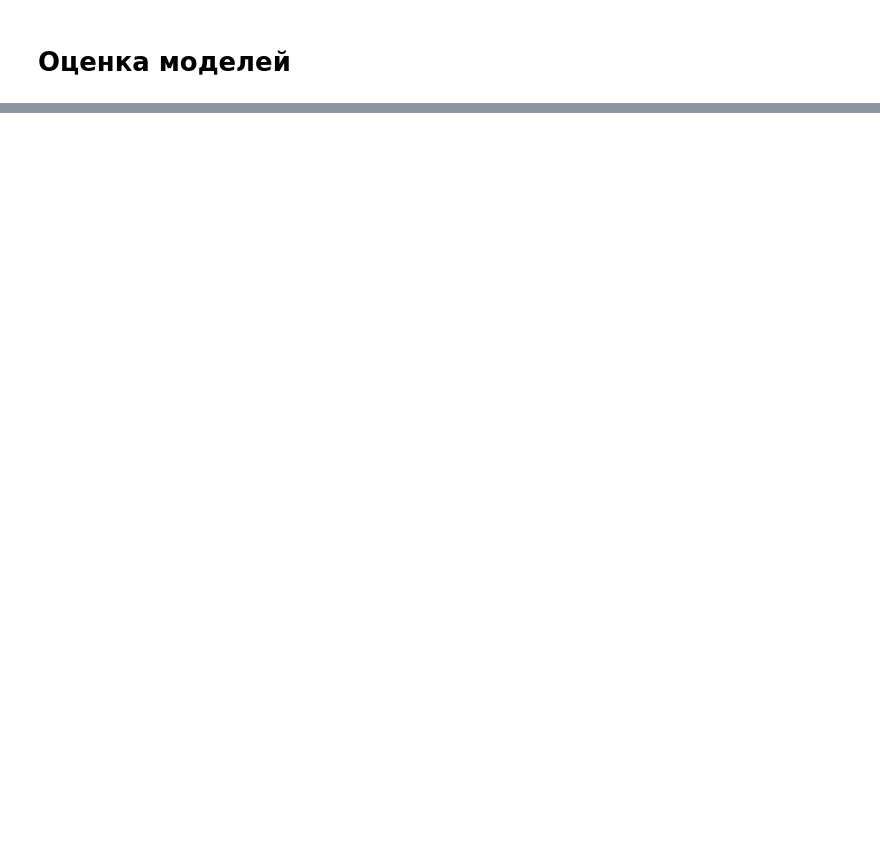
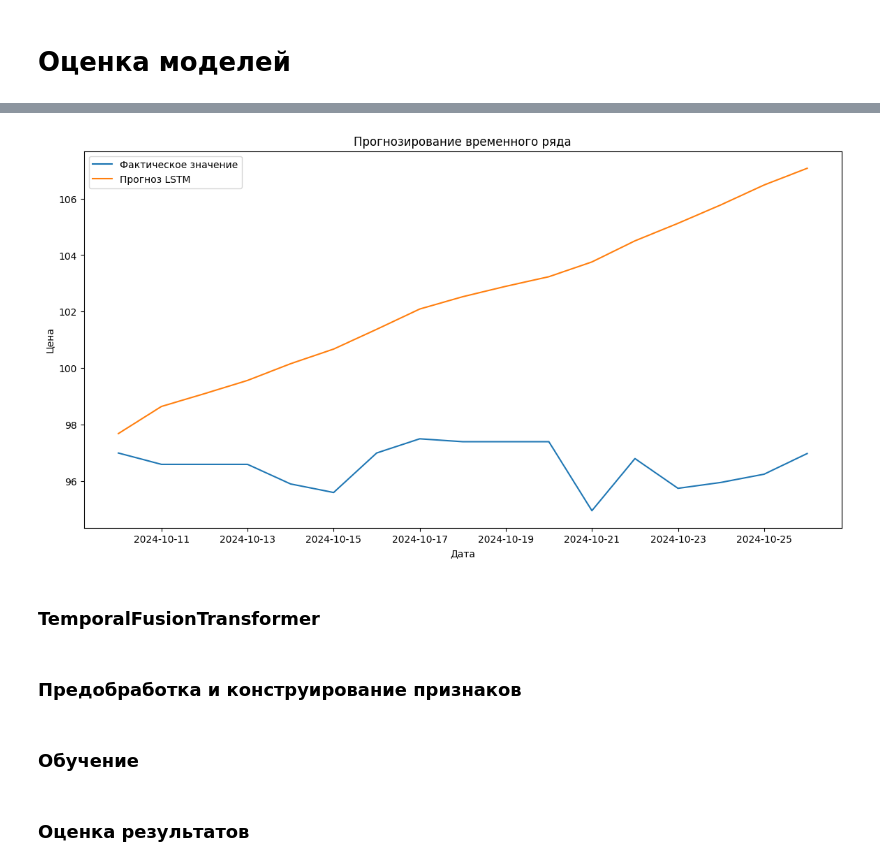
Before and after one commit to 113578/apsm, a Jupyter notebook: notebooks/modeling/non_linear_models_analysis.ipynb, the cells around one changed output, grey strips where cells are left out. Cells and saved outputs as stored; diff of their text form; code cells hidden in the pictures; blank space fills up the shorter version.

Commit message:
added transformers

```diff
--- a/notebooks/modeling/non_linear_models_analysis.ipynb
+++ b/notebooks/modeling/non_linear_models_analysis.ipynb
@@ -25,4 +34,5 @@ FILE_PATH = 'currency_raw.parquet'
 FILE_TYPE = 'currency'
 TICKER = 'USDRUB'
 TICKER_TYPE = 'Open'
+WINDOW_SIZE = 10
 # %%
@@ -1107,0 +917,4 @@ plt.show()
+# %%
+y_train_real = df_train.set_index('Date')['target'].iloc[WINDOW_SIZE:]
+y_val_real = df_val.set_index('Date')['target'].iloc[WINDOW_SIZE:]
+y_test_real = df_test.set_index('Date')['target'].iloc[WINDOW_SIZE:]
@@ -1107,0 +955,28 @@ plt.show()
+# %%
+model.eval()
+with torch.no_grad():
+    y_val_pred = model(X_val_seq)
+    Y_val_real = y_val_real.values.reshape(-1, 1)[seq_length:]
+    y_val_pred_real = inverse_preprocess_time_series(np.concatenate([y_val[:seq_length], y_val_pred.reshape(-1).numpy()]), transformers=transformers_val)[seq_length:]
+    val_real_mse_lstm = mean_squared_error(Y_val_real, y_val_pred_real)
+    val_real_mae_lstm = mean_absolute_error(Y_val_real, y_val_pred_real)
+    val_real_mape_sltm = mean_absolute_percentage_error(Y_val_real, y_val_pred_real)
+
+print("\nValidation Results:")
+print(f"MSE: {val_real_mse_lstm:.4f}")
+print(f"MAE: {val_real_mae_lstm:.4f}")
+print(f"MAPE: {val_real_mape_sltm:.4f}")
+
+
+with torch.no_grad():
+    y_test_pred = model(X_test_seq)
+    Y_test_real = y_test_real.values.reshape(-1, 1)[seq_length:]
+    y_test_pred_real_lstm = inverse_preprocess_time_series(np.concatenate([y_test[:seq_length], y_test_pred.reshape(-1).numpy()]), transformers=transformers_test)[seq_length:]
+    test_real_mse_lstm = mean_squared_error(Y_test_real, y_test_pred_real_lstm)
+    test_real_mae_lstm = mean_absolute_error(Y_test_real, y_test_pred_real_lstm)
+    test_real_mape_lstm = mean_absolute_percentage_error(Y_test_real, y_test_pred_real_lstm)
+
+print("\nTest Results:")
+print(f"MSE: {test_real_mse_lstm:.4f}")
+print(f"MAE: {test_real_mae_lstm:.4f}")
+print(f"MAPE: {test_real_mape_lstm:.4f}")
@@ -1107,0 +1006,17 @@ plt.show()
+# %%
+plt.figure(figsize=(14, 7))
+
+plt.plot(y_test_real.index[seq_length:-1], y_test_real[seq_length:-1], label='Фактическое значение')
+plt.plot(y_test_real.index[seq_length:-1], y_test_pred_real_lstm[:-1], label='Прогноз LSTM', linestyle='-')
+
+plt.xlabel('Дата')
+plt.ylabel('Цена')
+plt.title('Прогнозирование временного ряда')
+plt.legend()
+plt.show()
+# %% [output]
+[figure, added]
+# %% [markdown]
+### TemporalFusionTransformer
+# %% [markdown]
+### Предобработка и конструирование признаков
@@ -1107,0 +1036,2 @@ plt.show()
+# %% [markdown]
+### Обучение
@@ -1107,0 +1101,2 @@ plt.show()
+# %% [markdown]
+### Оценка результатов
```
Also changed, not shown: parts of 35 cells of this notebook.
